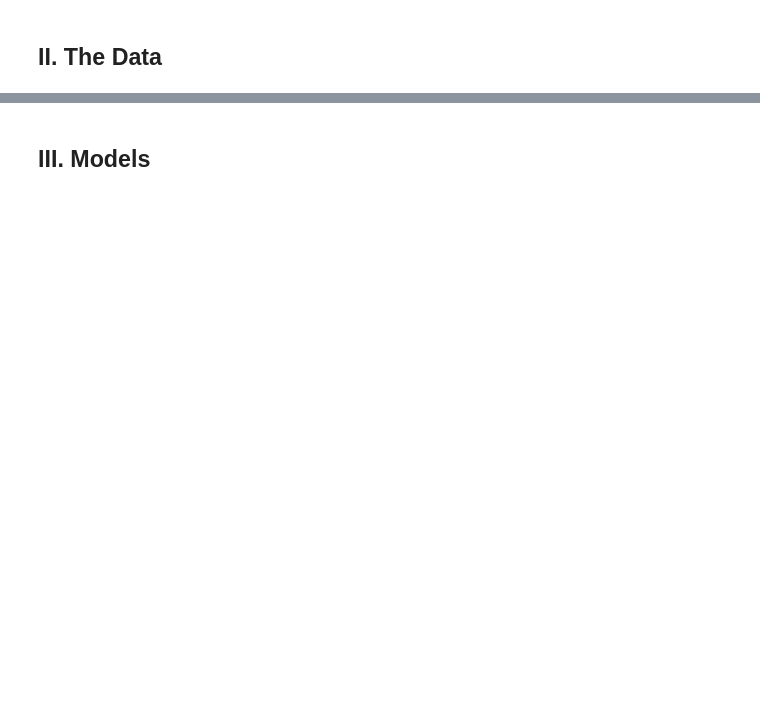
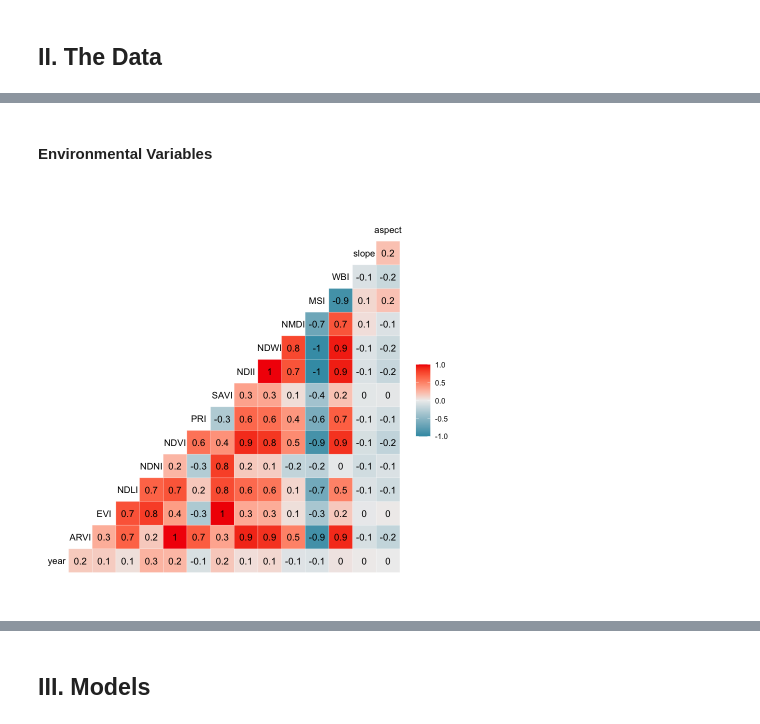
Before and after one commit to gottacatchenall/niwot_sdm_kernel, a Jupyter notebook: NiwotSDMs.ipynb, the cells around one changed output, grey strips where cells are left out. Drawn from its saved outputs; the diff is of its cells as text; code cells hidden in the pictures; blank space fills up the shorter version.

```diff
--- a/NiwotSDMs.ipynb
+++ b/NiwotSDMs.ipynb
@@ -49,0 +109,6 @@ composition_data = load_data()
+# %% [markdown]
+#### Environmental Variables
+# %%
+ggcorr(presence_absence_data[,10:ncol(presence_absence_data)-1], label=T)
+# %% [output]
+[figure, added]
```
Also changed, not shown: parts of 49 cells of this notebook, 2 other files.
